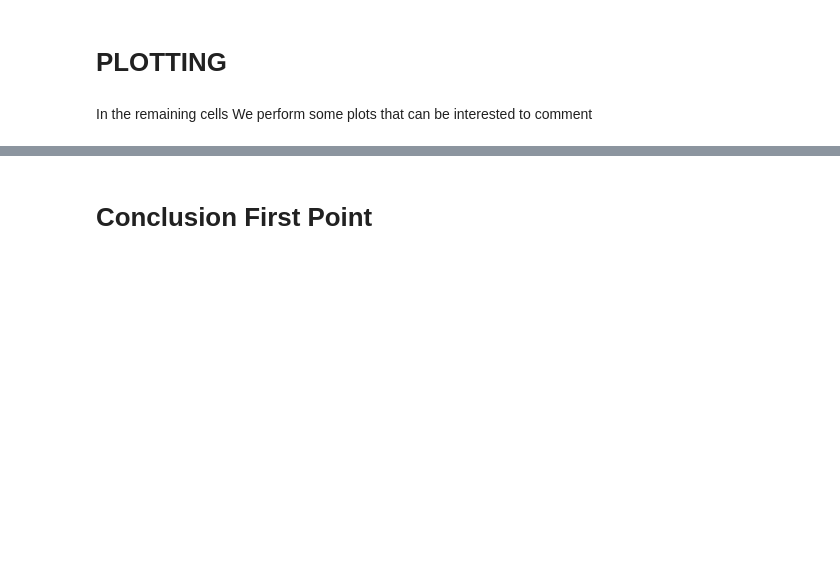
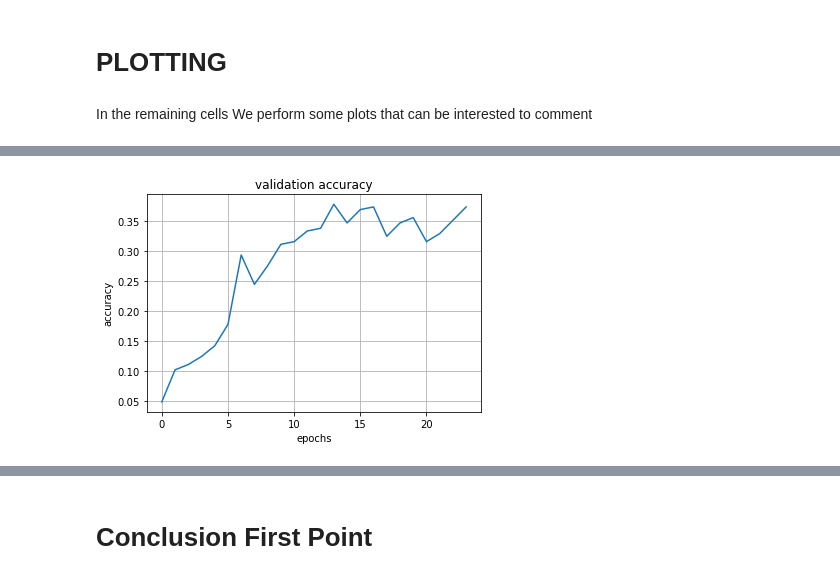
Before and after one commit to Gideon996/Computer-Vision-2020, a Jupyter notebook: Point_One.ipynb, the cells around one changed output, grey strips where cells are left out. Drawn from its saved outputs; the diff is of its cells as text; code cells hidden in the pictures; blank space fills up the shorter version.

```diff
--- a/Point_One.ipynb
+++ b/Point_One.ipynb
@@ -193,0 +160,4 @@ plt.savefig("images_point_one/loss.jpg")
+# %%
+pltu.validationAccuracy(history, "images_point_one")
+# %% [output]
+[figure, added]
```
Also changed, not shown: parts of 13 cells of this notebook, 2 other files.
